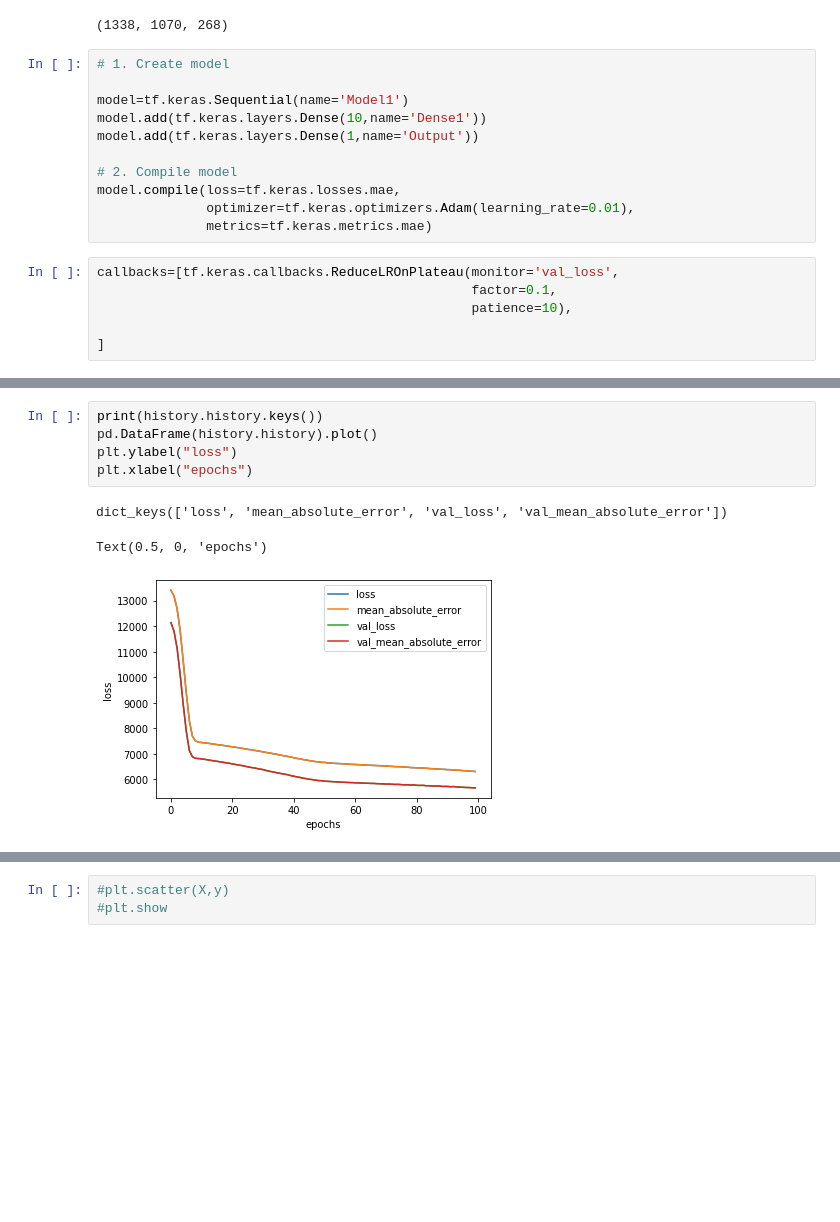
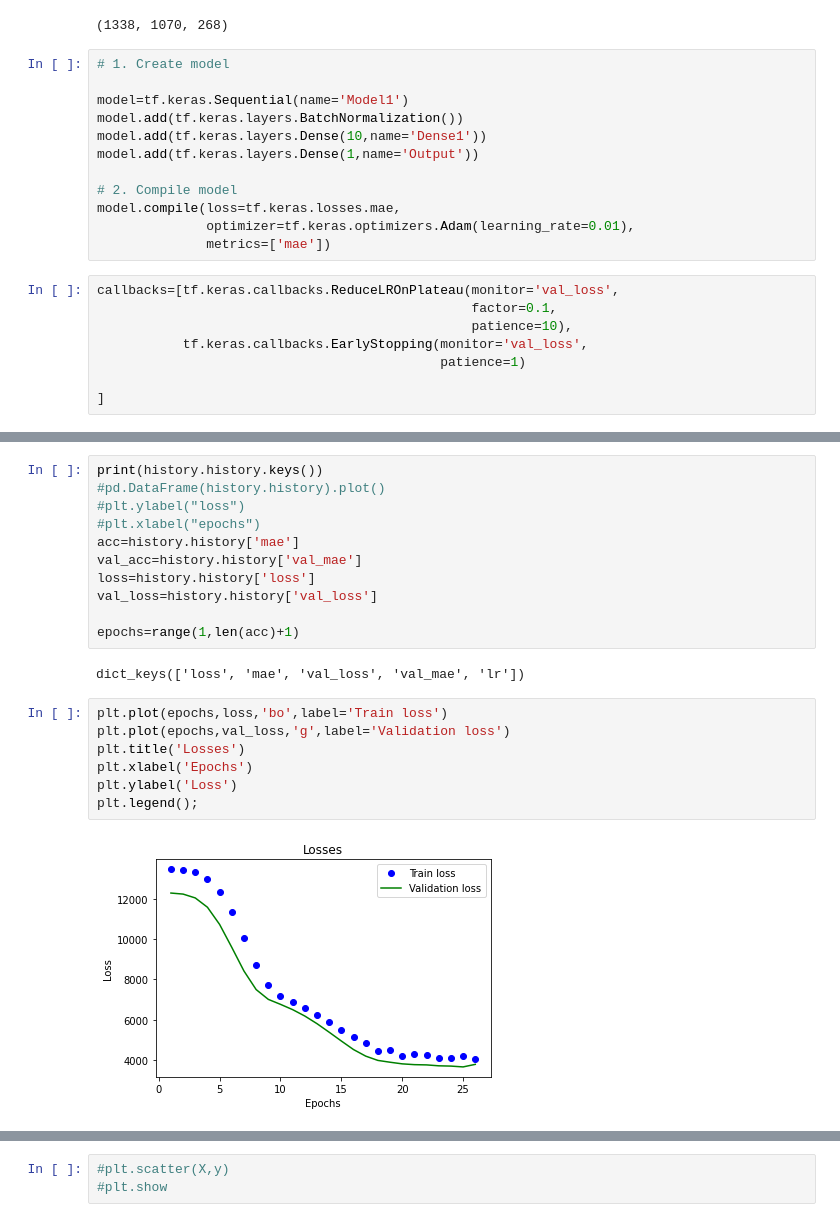
Before and after one commit to PeterPirog/tensorflow-deep-learning, a Jupyter notebook: 01_regression_v2.ipynb, the cells around one changed output, grey strips where cells are left out. Cells and saved outputs as stored; diff of their text form; blank space fills up the shorter version.

```diff
--- a/01_regression_v2.ipynb
+++ b/01_regression_v2.ipynb
@@ -44,17 +44,20 @@ len(X),len(X_train),len(X_test)
 # 1. Create model
 
 model=tf.keras.Sequential(name='Model1')
+model.add(tf.keras.layers.BatchNormalization())
 model.add(tf.keras.layers.Dense(10,name='Dense1'))
 model.add(tf.keras.layers.Dense(1,name='Output'))
 
 # 2. Compile model
 model.compile(loss=tf.keras.losses.mae,
               optimizer=tf.keras.optimizers.Adam(learning_rate=0.01),
-              metrics=tf.keras.metrics.mae)
+              metrics=['mae'])
 # %%
 callbacks=[tf.keras.callbacks.ReduceLROnPlateau(monitor='val_loss',
                                                 factor=0.1,
                                                 patience=10),
+           tf.keras.callbacks.EarlyStopping(monitor='val_loss',
+                                            patience=1)
 
 ]
 # %%
@@ -86,12 +89,25 @@ Epoch 100/100
 # %%
 print(history.history.keys())
-pd.DataFrame(history.history).plot()
-plt.ylabel("loss")
-plt.xlabel("epochs")
+#pd.DataFrame(history.history).plot()
+#plt.ylabel("loss")
+#plt.xlabel("epochs")
+acc=history.history['mae']
+val_acc=history.history['val_mae']
+loss=history.history['loss']
+val_loss=history.history['val_loss']
+
+epochs=range(1,len(acc)+1)
 # %% [output]
-dict_keys(['loss', 'mean_absolute_error', 'val_loss', 'val_mean_absolute_error'])
+dict_keys(['loss', 'mae', 'val_loss', 'val_mae', 'lr'])
-Text(0.5, 0, 'epochs')
-[figure, removed]
+# %%
+plt.plot(epochs,loss,'bo',label='Train loss')
+plt.plot(epochs,val_loss,'g',label='Validation loss')
+plt.title('Losses')
+plt.xlabel('Epochs')
+plt.ylabel('Loss')
+plt.legend();
+# %% [output]
+[figure, added]
 # %%
 model.evaluate(X_test,y_test)
 # %% [output]
```
Also changed, not shown: parts of 2 cells of this notebook.
